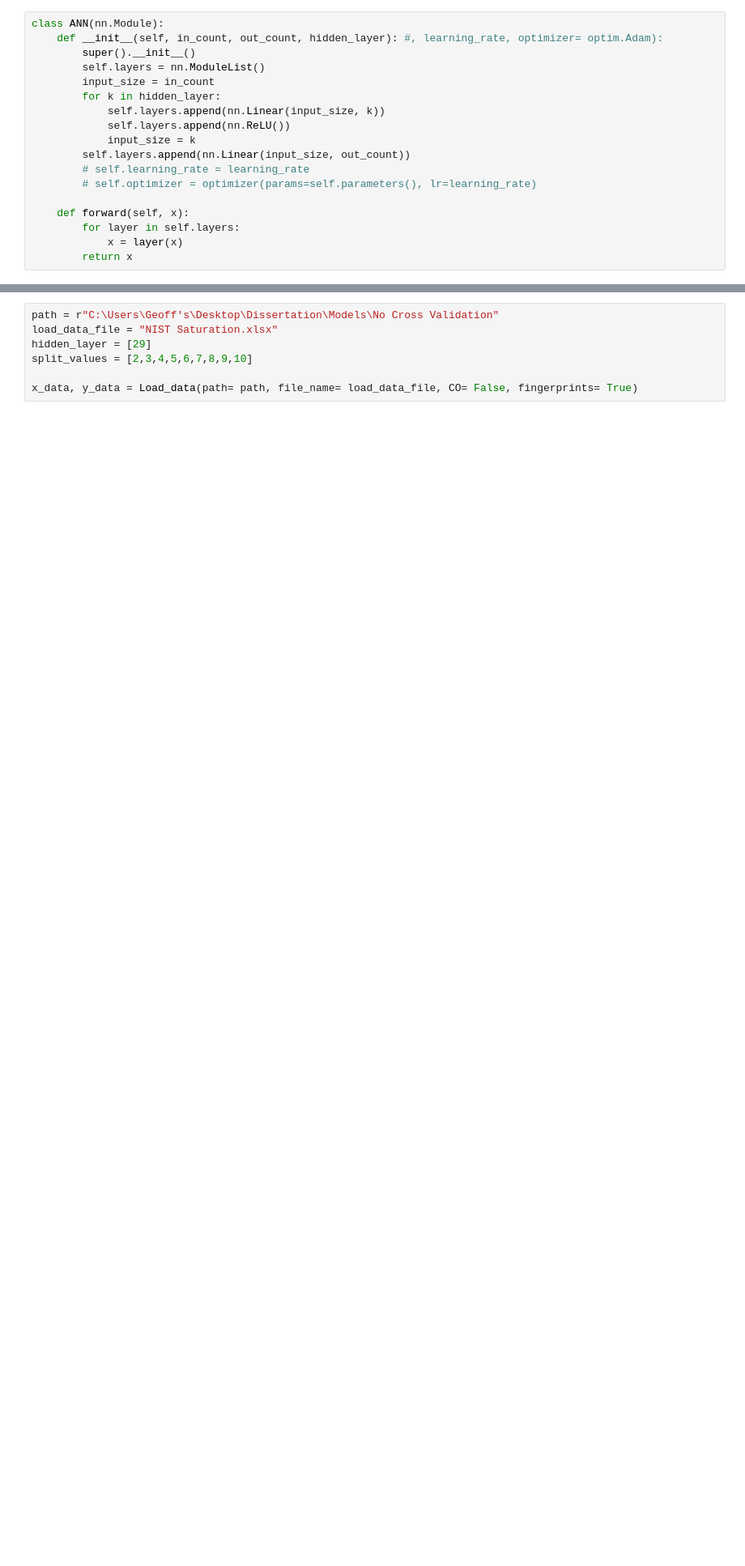
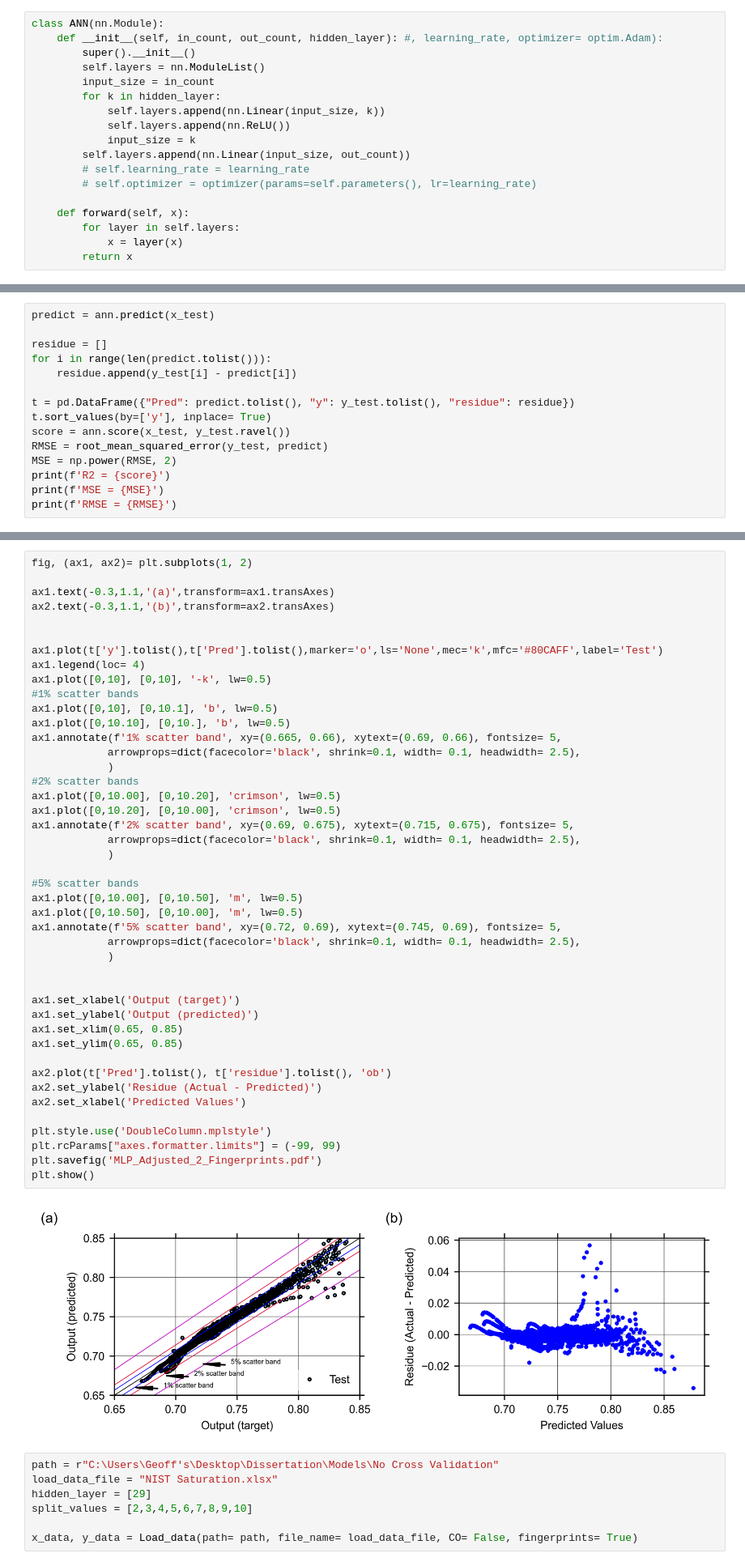
Before and after one commit to Zackary-Overend/MSc, a Jupyter notebook: Model_main.ipynb, the cells around one changed output, grey strips where cells are left out. Shown: that part at 81% size. Drawn from its saved outputs; the diff is of its cells as text; blank space fills up the shorter version.

```diff
--- a/Model_main.ipynb
+++ b/Model_main.ipynb
@@ -411,0 +458,15 @@ class ANN(nn.Module):
+# %%
+predict = ann.predict(x_test)
+
+residue = []
+for i in range(len(predict.tolist())):
+    residue.append(y_test[i] - predict[i])
+
+t = pd.DataFrame({"Pred": predict.tolist(), "y": y_test.tolist(), "residue": residue})
+t.sort_values(by=['y'], inplace= True)
+score = ann.score(x_test, y_test.ravel())
+RMSE = root_mean_squared_error(y_test, predict)
+MSE = np.power(RMSE, 2)
+print(f'R2 = {score}')
+print(f'MSE = {MSE}')
+print(f'RMSE = {RMSE}')
@@ -412,3 +477,49 @@ class ANN(nn.Module):
+# %%
+fig, (ax1, ax2)= plt.subplots(1, 2)
+
+ax1.text(-0.3,1.1,'(a)',transform=ax1.transAxes)
+ax2.text(-0.3,1.1,'(b)',transform=ax2.transAxes)
+
+
+ax1.plot(t['y'].tolist(),t['Pred'].tolist(),marker='o',ls='None',mec='k',mfc='#80CAFF',label='Test')
+ax1.legend(loc= 4)
+ax1.plot([0,10], [0,10], '-k', lw=0.5)
+#1% scatter bands
+ax1.plot([0,10], [0,10.1], 'b', lw=0.5)
+ax1.plot([0,10.10], [0,10.], 'b', lw=0.5)
+ax1.annotate(f'1% scatter band', xy=(0.665, 0.66), xytext=(0.69, 0.66), fontsize= 5,
+            arrowprops=dict(facecolor='black', shrink=0.1, width= 0.1, headwidth= 2.5),
+            )
+#2% scatter bands
+ax1.plot([0,10.00], [0,10.20], 'crimson', lw=0.5)
+ax1.plot([0,10.20], [0,10.00], 'crimson', lw=0.5)
+ax1.annotate(f'2% scatter band', xy=(0.69, 0.675), xytext=(0.715, 0.675), fontsize= 5,
+            arrowprops=dict(facecolor='black', shrink=0.1, width= 0.1, headwidth= 2.5),
+            )
+
+#5% scatter bands
+ax1.plot([0,10.00], [0,10.50], 'm', lw=0.5)
+ax1.plot([0,10.50], [0,10.00], 'm', lw=0.5)
+ax1.annotate(f'5% scatter band', xy=(0.72, 0.69), xytext=(0.745, 0.69), fontsize= 5,
+            arrowprops=dict(facecolor='black', shrink=0.1, width= 0.1, headwidth= 2.5),
+            )
+
+
+ax1.set_xlabel('Output (target)')
+ax1.set_ylabel('Output (predicted)')
+ax1.set_xlim(0.65, 0.85)
+ax1.set_ylim(0.65, 0.85)
+
+ax2.plot(t['Pred'].tolist(), t['residue'].tolist(), 'ob')
+ax2.set_ylabel('Residue (Actual - Predicted)')
+ax2.set_xlabel('Predicted Values')
+
+plt.style.use('DoubleColumn.mplstyle')
+plt.rcParams["axes.formatter.limits"] = (-99, 99)
+plt.savefig('MLP_Adjusted_2_Fingerprints.pdf')
+plt.show()
+# %% [output]
+[figure, added]
 # %%
 path = r"C:\Users\Geoff's\Desktop\Dissertation\Models\No Cross Validation"
 load_data_file = "NIST Saturation.xlsx"
```
Also changed, not shown: parts of 12 cells of this notebook, 11 other files.
